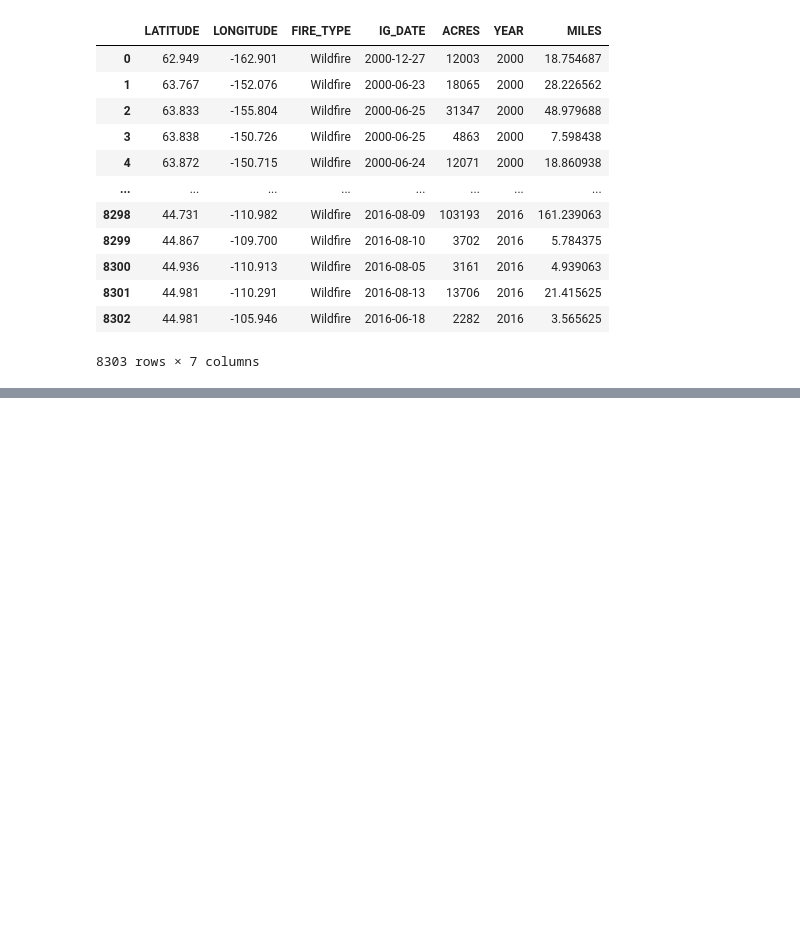
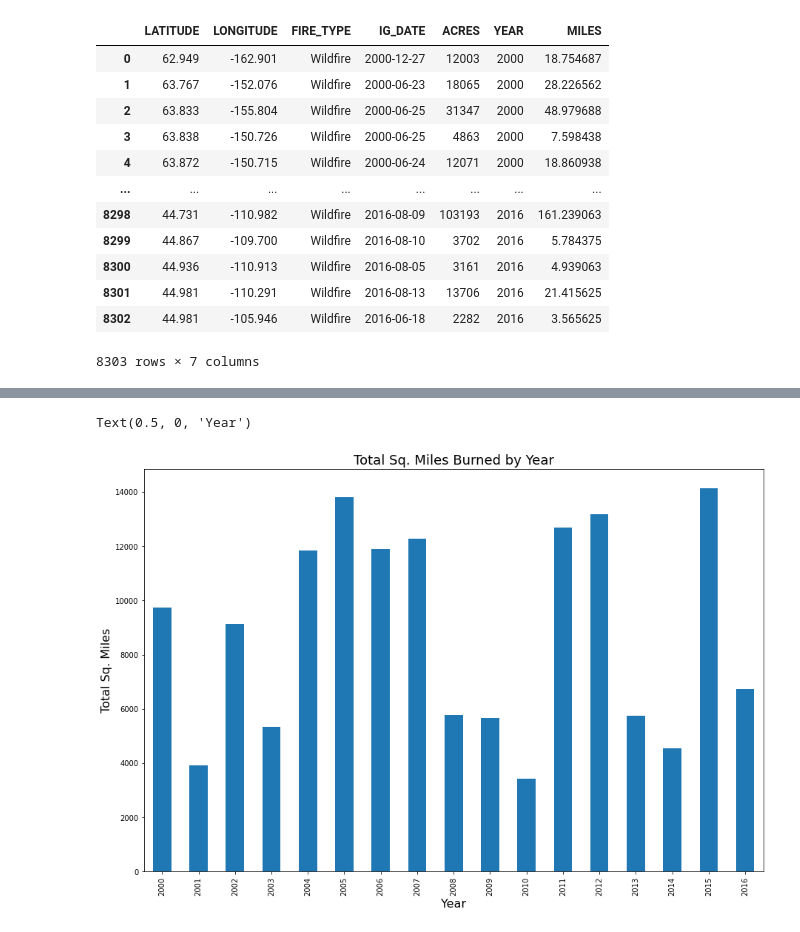
Before and after one commit to veraroberto/Project1_Droughts_USA, a Jupyter notebook: fires_data_maping.ipynb, the cells around one changed output, grey strips where cells are left out. Cells and saved outputs as stored; diff of their text form; code cells hidden in the pictures; blank space fills up the shorter version.

```diff
--- a/fires_data_maping.ipynb
+++ b/fires_data_maping.ipynb
@@ -34,3 +43,12 @@ test_df
+# %%
+group_miles = test_df.groupby('YEAR').sum()
+group_miles["MILES"].plot(kind = "bar", figsize=(15,10))
+plt.title("Total Sq. Miles Burned by Year",fontsize=18)
+plt.ylabel("Total Sq. Miles",fontsize=16)
+plt.xlabel("Year",fontsize=16)
+# %% [output]
+Text(0.5, 0, 'Year')
+[figure, added]
 # %%
 #set initial values before updating
 figure=plt.figure(figsize=(20,10))
```
Also changed, not shown: parts of 4 cells of this notebook, 2 other files.
